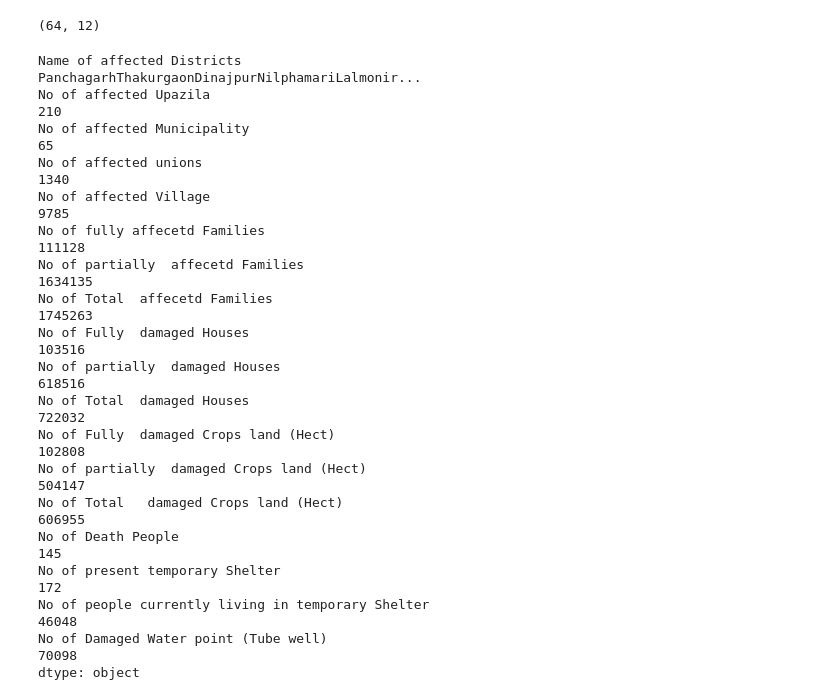
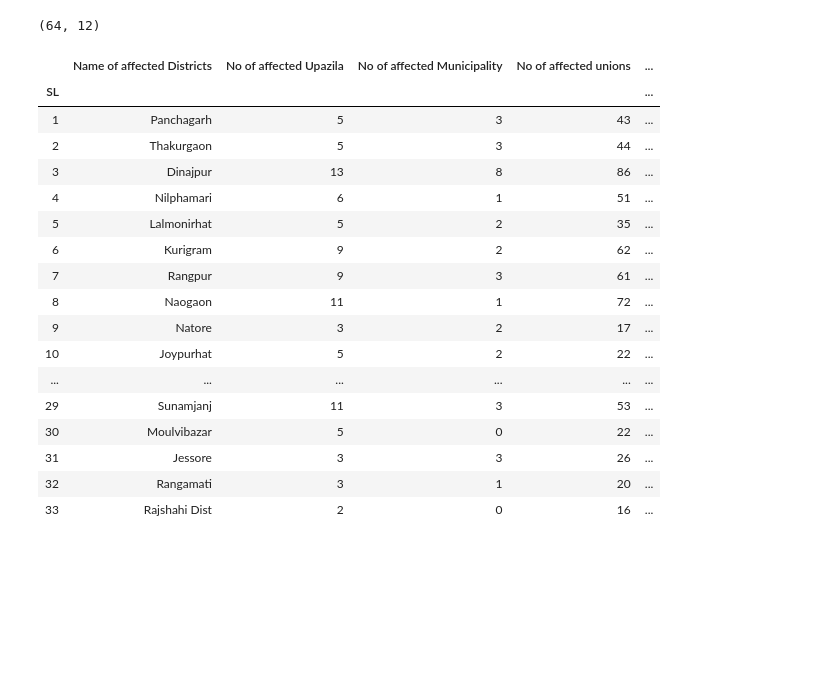
Before and after one commit to gnodnooh/VulnRiskImpact-BGD, a Jupyter notebook: FIP_Assessment.ipynb, the cells around one changed output. Drawn from its saved outputs; the diff is of its cells as text; code cells hidden in the pictures; blank space fills up the shorter version.

```diff
--- a/FIP_Assessment.ipynb
+++ b/FIP_Assessment.ipynb
@@ -158,26 +157,26 @@ impact2.shape
 (64, 12)
 # %%
 # 2017 Flood Post-disaster records
-record = pd.read_excel('./data/disaster/damagedata_20170903_english.xlsx',
+record = pd.read_excel('./data/disaster_records/damagedata_20170903_english.xlsx',
                        header=1, index_col=0, skipfooter=1).fillna(0)
-record.sum()
+# record.sum()
+record
 # %% [output]
-Name of affected Districts                            PanchagarhThakurgaonDinajpurNilphamariLalmonir...
-No of affected Upazila                                                                              210
-No of affected Municipality                                                                          65
-No of affected unions                                                                              1340
-No of affected Village                                                                             9785
-No of fully affecetd Families                                                                    111128
-No of partially  affecetd Families                                                              1634135
-No of Total  affecetd Families                                                                  1745263
-No of Fully  damaged Houses                                                                      103516
-No of partially  damaged Houses                                                                  618516
-No of Total  damaged Houses                                                                      722032
-No of Fully  damaged Crops land (Hect)                                                           102808
-No of partially  damaged Crops land (Hect)                                                       504147
-No of Total   damaged Crops land (Hect)                                                          606955
-No of Death People                                                                                  145
-No of present temporary Shelter                                                                     172
-No of people currently living in temporary Shelter                                                46048
-No of Damaged Water point (Tube well)                                                             70098
-dtype: object
+|  | Name of affected Districts | No of affected Upazila | No of affected Municipality | No of affected unions | ... |
+| SL |  |  |  |  | ... |
+| 1 | Panchagarh | 5 | 3 | 43 | ... |
+| 2 | Thakurgaon | 5 | 3 | 44 | ... |
+| 3 | Dinajpur | 13 | 8 | 86 | ... |
+| 4 | Nilphamari | 6 | 1 | 51 | ... |
+| 5 | Lalmonirhat | 5 | 2 | 35 | ... |
+| 6 | Kurigram | 9 | 2 | 62 | ... |
+| 7 | Rangpur | 9 | 3 | 61 | ... |
+| 8 | Naogaon | 11 | 1 | 72 | ... |
+| 9 | Natore | 3 | 2 | 17 | ... |
+| 10 | Joypurhat | 5 | 2 | 22 | ... |
+| ... | ... | ... | ... | ... | ... |
+| 29 | Sunamjanj | 11 | 3 | 53 | ... |
+| 30 | Moulvibazar | 5 | 0 | 22 | ... |
+| 31 | Jessore | 3 | 3 | 26 | ... |
+| 32 | Rangamati | 3 | 1 | 20 | ... |
+| 33 | Rajshahi Dist | 2 | 0 | 16 | ... |
```
Also changed, not shown: parts of 10 cells of this notebook, 3 other files.
